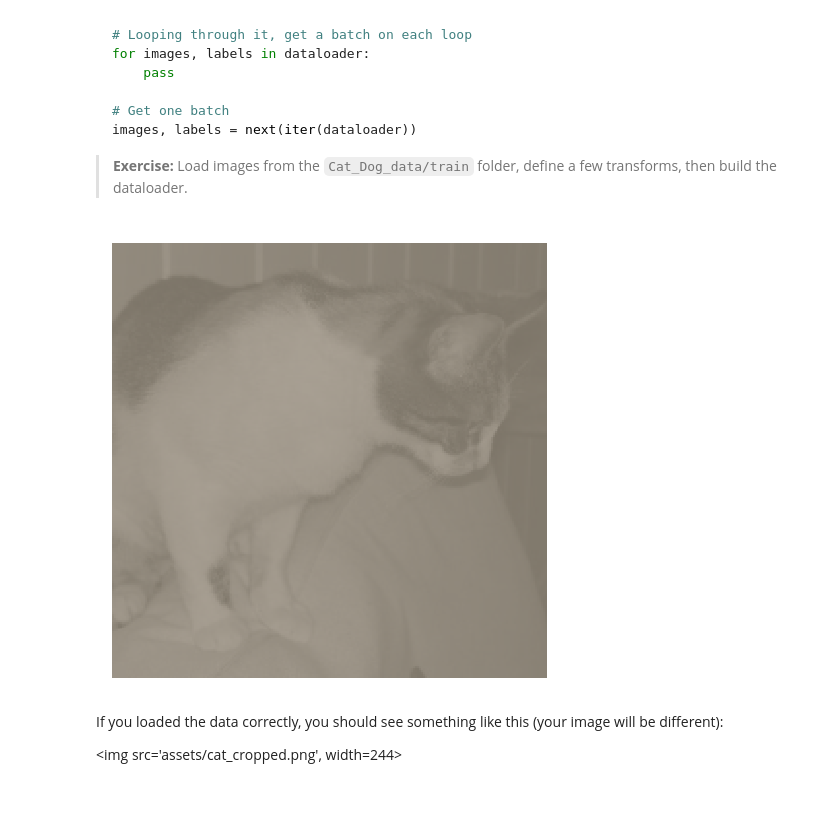
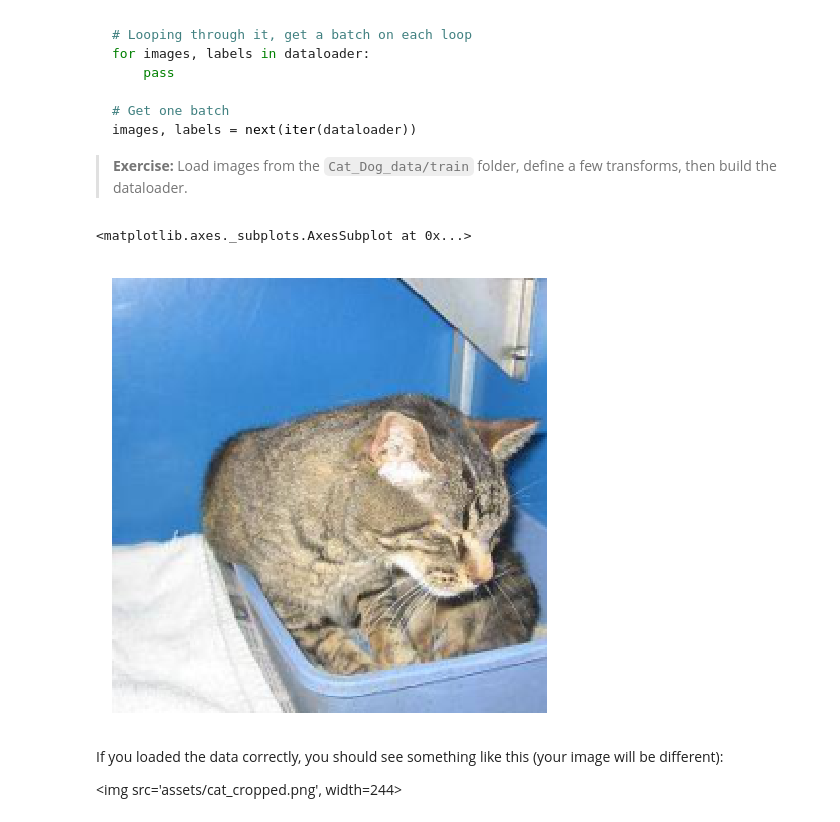
Before and after one commit to Aravinda89/DL_PyTorch, a Jupyter notebook: Part 7 - Loading Image Data.ipynb, the cells around one changed output. Drawn from its saved outputs; the diff is of its cells as text; code cells hidden in the pictures.

Commit message:
Load grayscale images,train

```diff
--- a/Part 7 - Loading Image Data.ipynb
+++ b/Part 7 - Loading Image Data.ipynb
@@ -74,9 +74,7 @@ images, labels = next(iter(dataloader))
 # %%
 data_dir = 'D:/Datasets/Cat_Dog_data/train'
 
-transforms = transforms.Compose([
-                                transforms.Grayscale(num_output_channels=1),
-                                 transforms.Resize(255),
+transforms = transforms.Compose([transforms.Resize(255),
                                  transforms.CenterCrop(224),
                                  transforms.ToTensor()])
 
@@ -85,10 +83,10 @@ dataloader = torch.utils.data.DataLoader(dataset, batch_size=32, shuffle=True)
 # %%
 # Run this to test your data loader
 images, labels = next(iter(dataloader))
-# helper.imshow(images[0], normalize=False)
-helper.imshow(images[0,:]);
+helper.imshow(images[0], normalize=False)
 # %% [output]
+<matplotlib.axes._subplots.AxesSubplot at 0x...>
-[figure, old version]
+[figure, new version]
 # %% [markdown]
 If you loaded the data correctly, you should see something like this (your image will be different):
 
```
Also changed, not shown: parts of 9 cells of this notebook.
